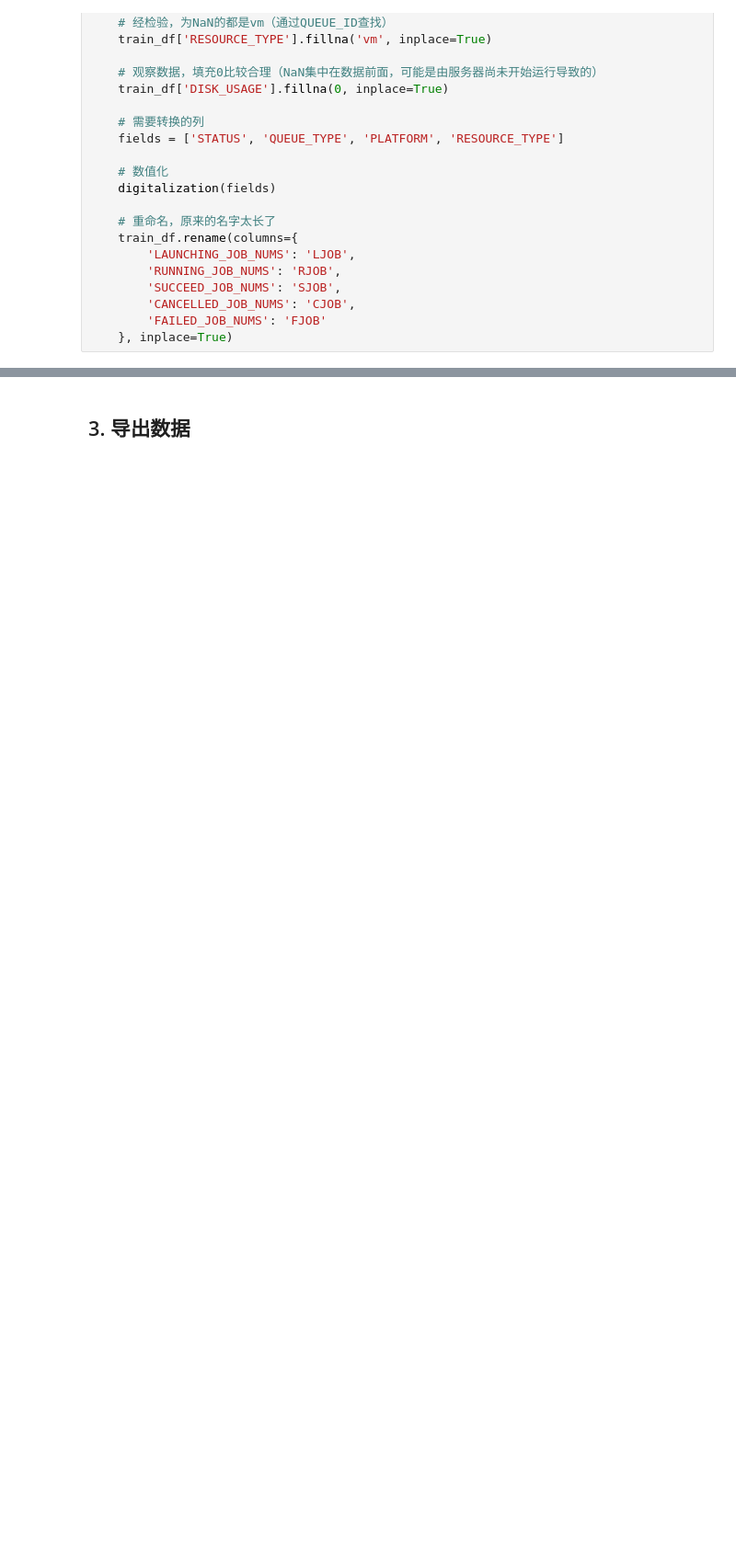
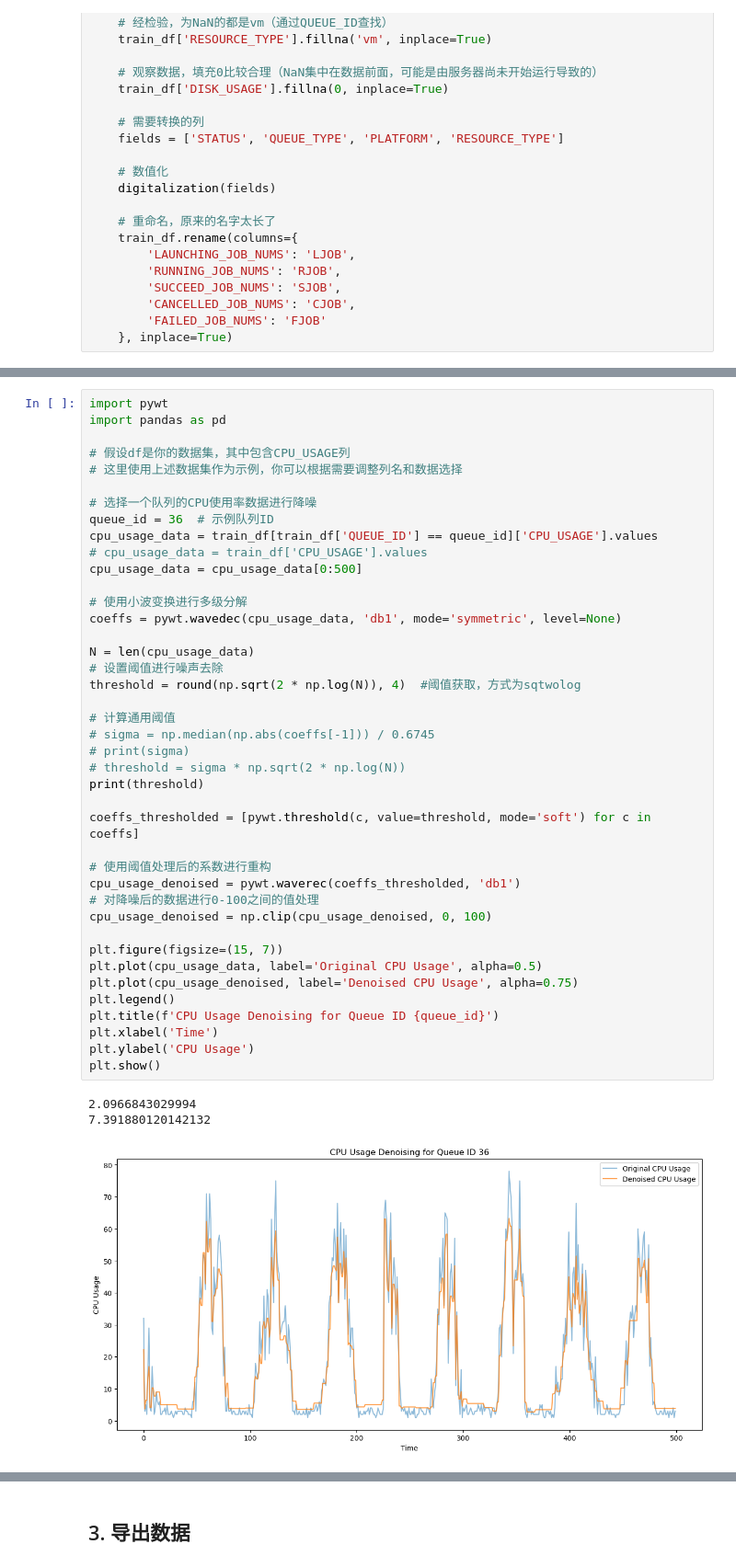
Before and after one commit to conghuhu/container_ts_prediction, a Jupyter notebook: data_preprocess.ipynb, the cells around one changed output, grey strips where cells are left out. Shown: that part at 92% size. Drawn from its saved outputs; the diff is of its cells as text; blank space fills up the shorter version.

```diff
--- a/data_preprocess.ipynb
+++ b/data_preprocess.ipynb
@@ -150,0 +153,45 @@ plt.show()
+# %%
+import pywt
+import pandas as pd
+
+# 假设df是你的数据集，其中包含CPU_USAGE列
+# 这里使用上述数据集作为示例，你可以根据需要调整列名和数据选择
+
+# 选择一个队列的CPU使用率数据进行降噪
+queue_id = 36  # 示例队列ID
+cpu_usage_data = train_df[train_df['QUEUE_ID'] == queue_id]['CPU_USAGE'].values
+# cpu_usage_data = train_df['CPU_USAGE'].values
+cpu_usage_data = cpu_usage_data[0:500]
+
+# 使用小波变换进行多级分解
+coeffs = pywt.wavedec(cpu_usage_data, 'db1', mode='symmetric', level=None)
+
+N = len(cpu_usage_data)
+# 设置阈值进行噪声去除
+threshold = round(np.sqrt(2 * np.log(N)), 4)  #阈值获取，方式为sqtwolog
+
+# 计算通用阈值
+# sigma = np.median(np.abs(coeffs[-1])) / 0.6745
+# print(sigma)
+# threshold = sigma * np.sqrt(2 * np.log(N))
+print(threshold)
+
+coeffs_thresholded = [pywt.threshold(c, value=threshold, mode='soft') for c in coeffs]
+
+# 使用阈值处理后的系数进行重构
+cpu_usage_denoised = pywt.waverec(coeffs_thresholded, 'db1')
+# 对降噪后的数据进行0-100之间的值处理
+cpu_usage_denoised = np.clip(cpu_usage_denoised, 0, 100)
+
+plt.figure(figsize=(15, 7))
+plt.plot(cpu_usage_data, label='Original CPU Usage', alpha=0.5)
+plt.plot(cpu_usage_denoised, label='Denoised CPU Usage', alpha=0.75)
+plt.legend()
+plt.title(f'CPU Usage Denoising for Queue ID {queue_id}')
+plt.xlabel('Time')
+plt.ylabel('CPU Usage')
+plt.show()
+# %% [output]
+2.0966843029994
+7.391880120142132
+[figure, added]
```
Also changed, not shown: parts of 6 cells of this notebook, 12 other files.
